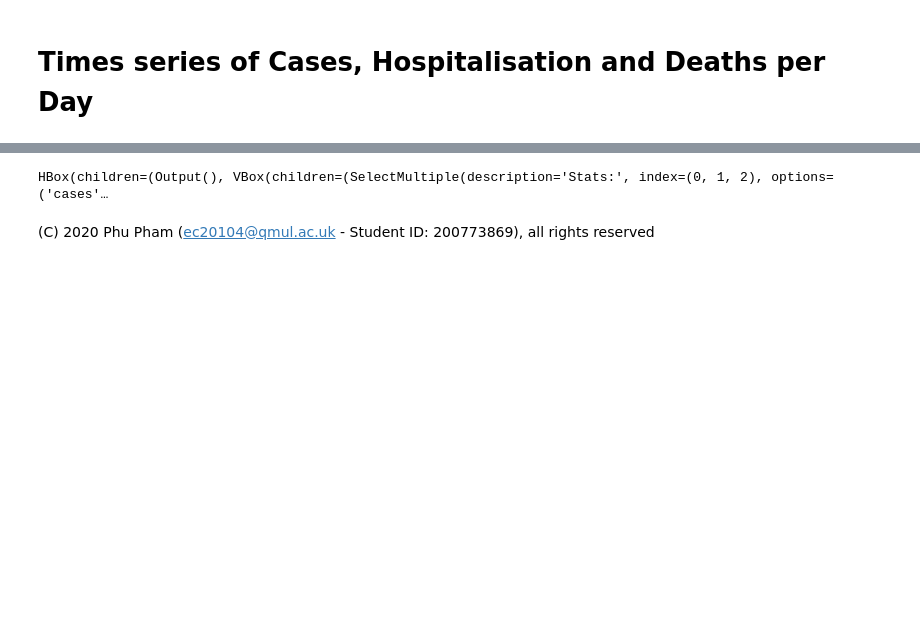
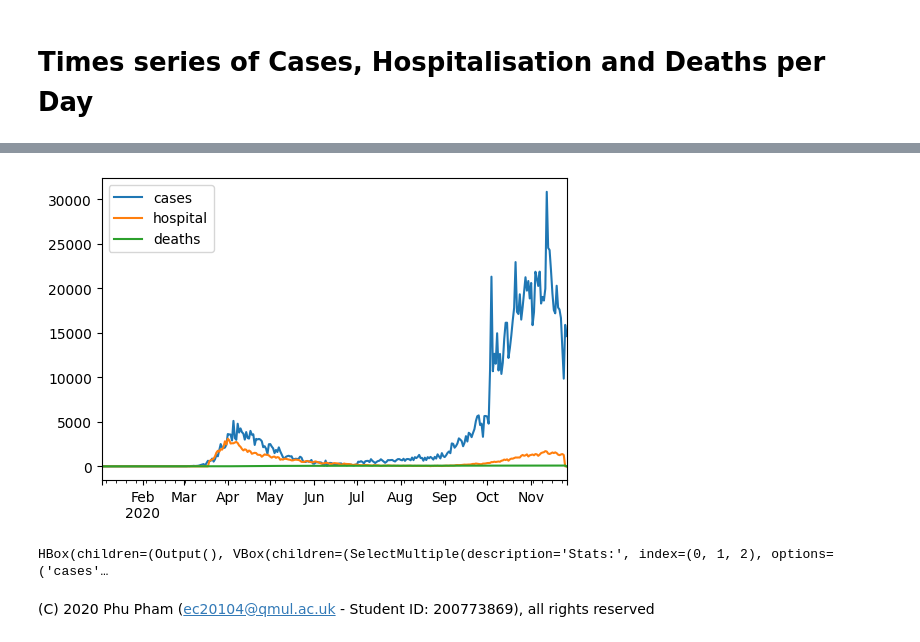
Before and after one commit to phupham83/DIYCovidDashboard, a Jupyter notebook: CovidDashboard.ipynb, the cells around one changed output, grey strips where cells are left out. Drawn from its saved outputs; the diff is of its cells as text; code cells hidden in the pictures; blank space fills up the shorter version.

```diff
--- a/CovidDashboard.ipynb
+++ b/CovidDashboard.ipynb
@@ -118,7 +118,9 @@ def access_api(button):
     getDataChart1(countryChoice)
     createDataframeChart1(countryChoice)
     y = "timeseriesdf" + str(countryChoice) + ".pkl"
+    global timeseriesdf
     timeseriesdf=pd.read_pickle(y)
+
     current=scale.value
     if current==scale.options[0]:
         other=scale.options[1]
@@ -161,3 +162,4 @@ createChart1()
+[figure, added]
 HBox(children=(Output(), VBox(children=(SelectMultiple(description='Stats:', index=(0, 1, 2), options=('cases'…
 # %% [markdown]
 (C) 2020 Phu Pham (ec20104@qmul.ac.uk - Student ID: 200773869), all rights reserved
```
Also changed, not shown: parts of 1 cell of this notebook.
